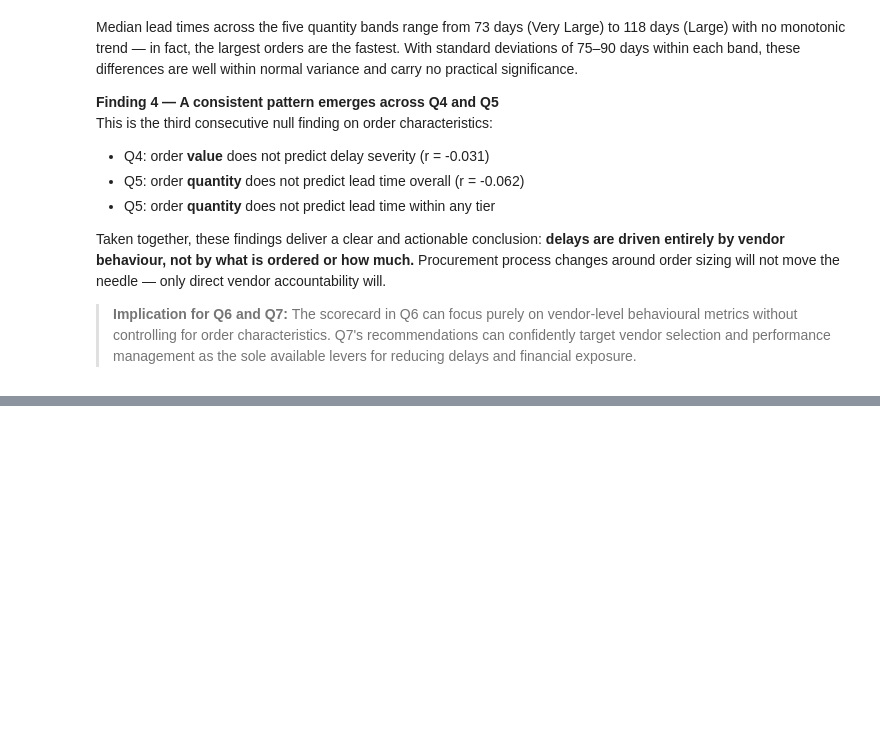
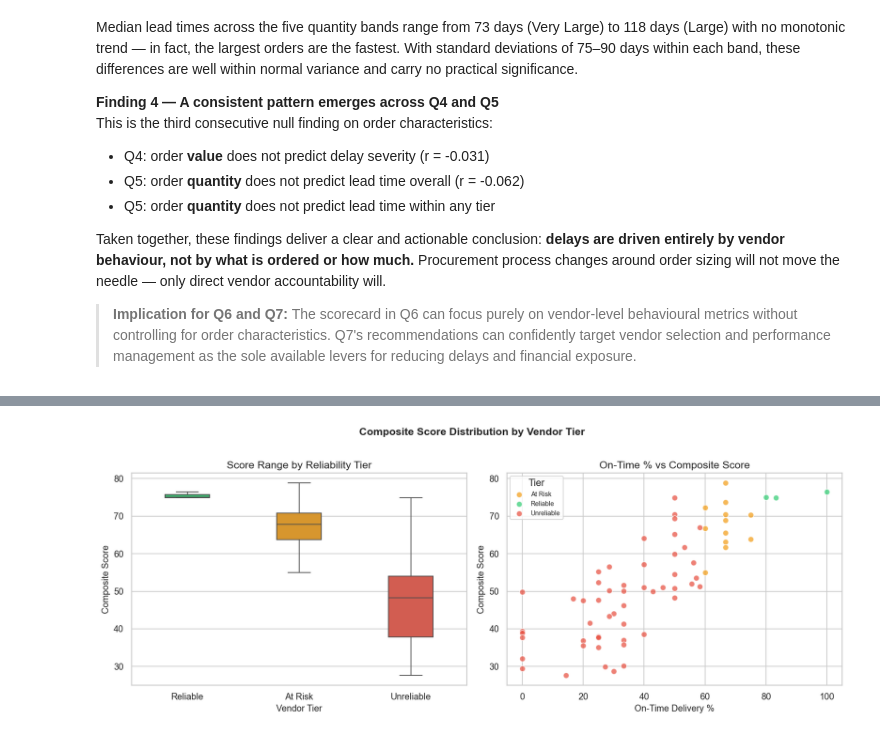
Before and after one commit to Muhammad-Umer-Riaz/data-analyst-portfolio, a Jupyter notebook: Supplier_Performance_Analysis/supplier_performance_analysis.ipynb, the cells around one changed output, grey strips where cells are left out. Cells and saved outputs as stored; diff of their text form; code cells hidden in the pictures; blank space fills up the shorter version.

```diff
--- a/Supplier_Performance_Analysis/supplier_performance_analysis.ipynb
+++ b/Supplier_Performance_Analysis/supplier_performance_analysis.ipynb
@@ -1649,0 +1919,32 @@ Taken together, these findings deliver a clear and actionable conclusion: **dela
+# %%
+# ── Plot 3: Composite score distribution by tier ──────────────────────────────
+fig, axes = plt.subplots(1, 2, figsize=(13, 5))
+fig.suptitle("Composite Score Distribution by Vendor Tier",
+             fontsize=13, fontweight='bold', y=1.01)
+
+# Box plot by tier
+tier_order_plot = ['Reliable', 'At Risk', 'Unreliable']
+sns.boxplot(data=df_scorecard, x='tier', y='composite_score',
+            hue='tier', order=tier_order_plot,
+            palette=tier_colors_map, ax=axes[0],
+            width=0.4, legend=False)
+axes[0].set_title("Score Range by Reliability Tier")
+axes[0].set_xlabel("Vendor Tier")
+axes[0].set_ylabel("Composite Score")
+
+# Scatter: on-time % vs composite score
+for tier, grp in df_scorecard.groupby('tier'):
+    axes[1].scatter(grp['on_time_pct'], grp['composite_score'],
+                    color=tier_colors_map.get(tier, '#95a5a6'),
+                    label=tier, alpha=0.7, s=50, edgecolors='white')
+
+axes[1].set_title("On-Time % vs Composite Score")
+axes[1].set_xlabel("On-Time Delivery %")
+axes[1].set_ylabel("Composite Score")
+axes[1].legend(title='Tier', fontsize=8)
+
+plt.tight_layout()
+plt.savefig("scorecard_score_distribution.png", bbox_inches='tight')
+plt.show()
+# %% [output]
+[figure, added]
```
Also changed, not shown: parts of 12 cells of this notebook.
